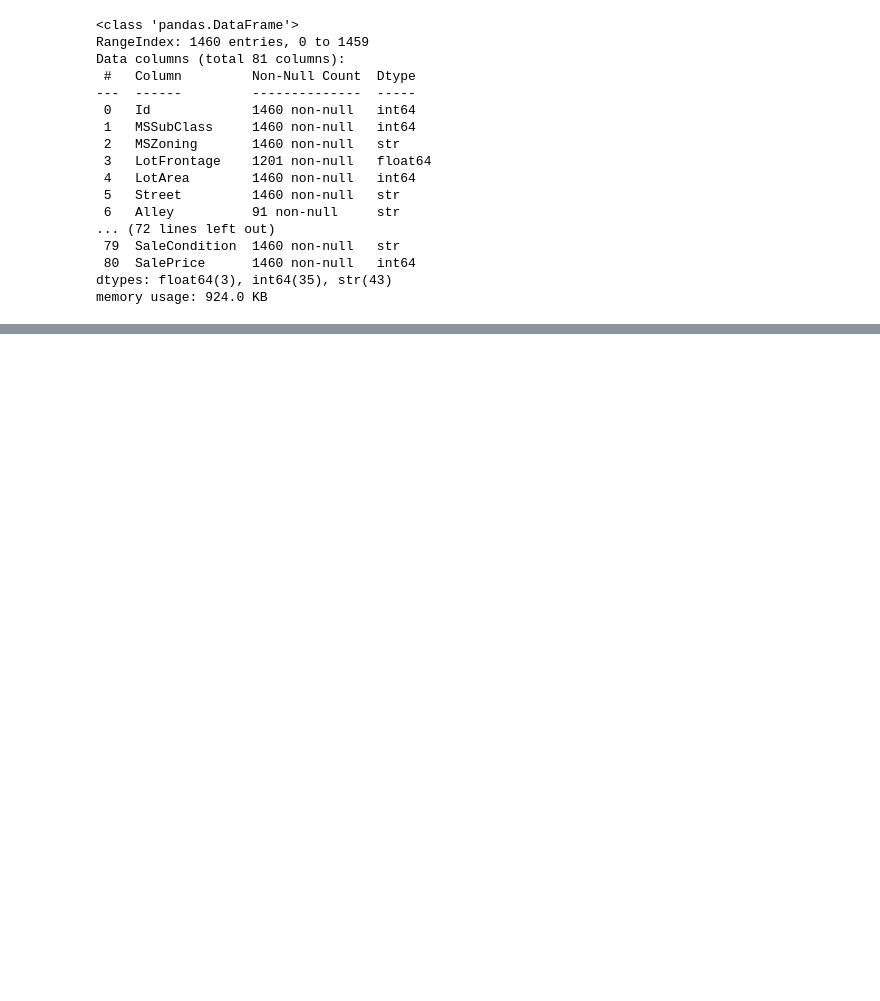
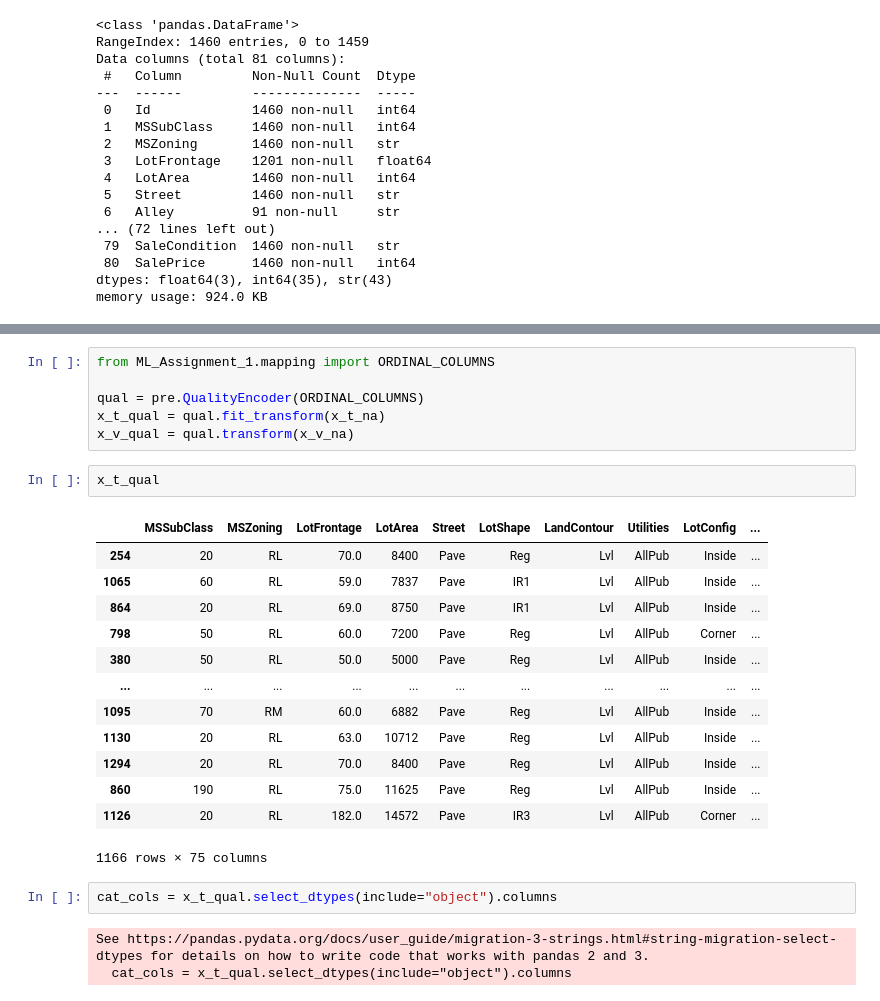
Before and after one commit to lukaLomadze/ML_Assignment_1, a Jupyter notebook: model_experiment.ipynb, the cells around one changed output, grey strips where cells are left out. Cells and saved outputs as stored; diff of their text form; blank space fills up the shorter version.

```diff
--- a/model_experiment.ipynb
+++ b/model_experiment.ipynb
@@ -103,0 +258,27 @@ np.float64(0.15478309596295192)
+# %%
+from ML_Assignment_1.mapping import ORDINAL_COLUMNS
+
+qual = pre.QualityEncoder(ORDINAL_COLUMNS)
+x_t_qual = qual.fit_transform(x_t_na)
+x_v_qual = qual.transform(x_v_na)
+# %%
+x_t_qual
+# %% [output]
+|  | MSSubClass | MSZoning | LotFrontage | LotArea | Street | LotShape | LandContour | Utilities | LotConfig | ... |
+| 254 | 20 | RL | 70.0 | 8400 | Pave | Reg | Lvl | AllPub | Inside | ... |
+| 1065 | 60 | RL | 59.0 | 7837 | Pave | IR1 | Lvl | AllPub | Inside | ... |
+| 864 | 20 | RL | 69.0 | 8750 | Pave | IR1 | Lvl | AllPub | Inside | ... |
+| 798 | 50 | RL | 60.0 | 7200 | Pave | Reg | Lvl | AllPub | Corner | ... |
+| 380 | 50 | RL | 50.0 | 5000 | Pave | Reg | Lvl | AllPub | Inside | ... |
+| ... | ... | ... | ... | ... | ... | ... | ... | ... | ... | ... |
+| 1095 | 70 | RM | 60.0 | 6882 | Pave | Reg | Lvl | AllPub | Inside | ... |
+| 1130 | 20 | RL | 63.0 | 10712 | Pave | Reg | Lvl | AllPub | Inside | ... |
+| 1294 | 20 | RL | 70.0 | 8400 | Pave | Reg | Lvl | AllPub | Inside | ... |
+| 860 | 190 | RL | 75.0 | 11625 | Pave | Reg | Lvl | AllPub | Inside | ... |
+| 1126 | 20 | RL | 182.0 | 14572 | Pave | IR3 | Lvl | AllPub | Corner | ... |
+1166 rows × 75 columns
+# %%
+cat_cols = x_t_qual.select_dtypes(include="object").columns
+# %% [output]
+See https://pandas.pydata.org/docs/user_guide/migration-3-strings.html#string-migration-select-dtypes for details on how to write code that works with pandas 2 and 3.
+  cat_cols = x_t_qual.select_dtypes(include="object").columns
```
Also changed, not shown: parts of 69 cells of this notebook, 5 other files.
